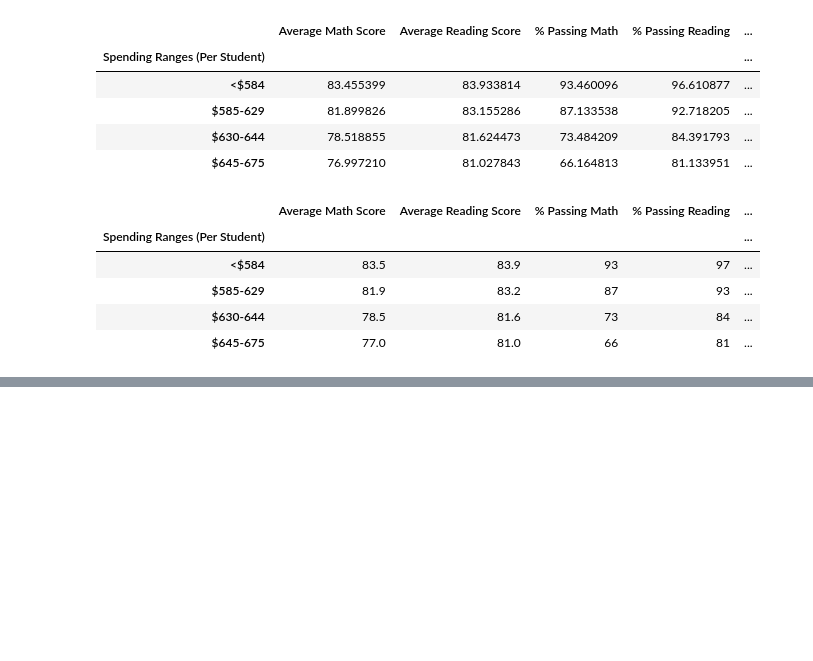
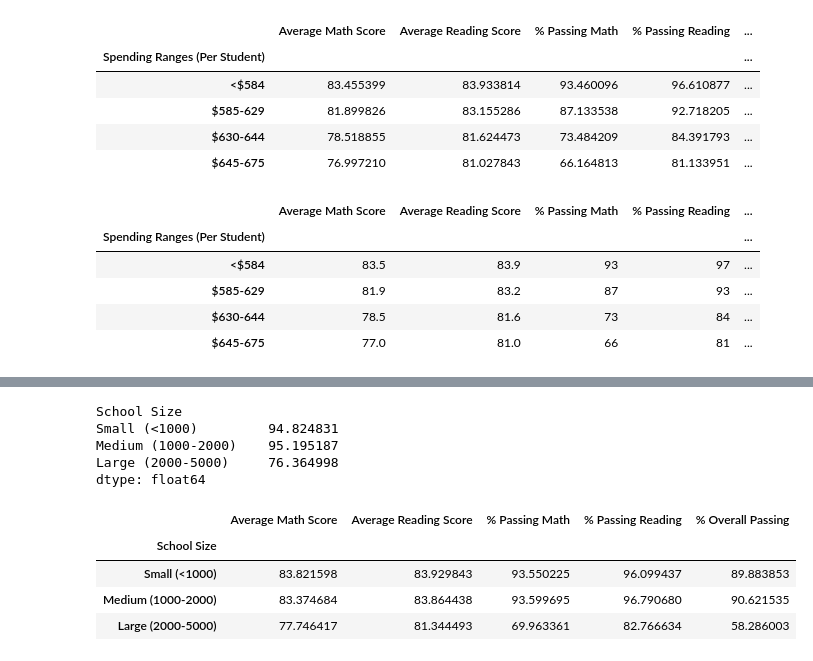
Before and after one commit to mthiobane/School_District_Analysis, a Jupyter notebook: PyCitySchools.ipynb, the cells around one changed output, grey strips where cells are left out. Cells and saved outputs as stored; diff of their text form; code cells hidden in the pictures; blank space fills up the shorter version.

Commit message:
scores by school size.

```diff
--- a/PyCitySchools.ipynb
+++ b/PyCitySchools.ipynb
@@ -1204,3 +1204,12 @@ spending_summary_df
 | $585-629 | 81.9 | 83.2 | 87 | 93 | ... |
 | $630-644 | 78.5 | 81.6 | 73 | 84 | ... |
 | $645-675 | 77.0 | 81.0 | 66 | 81 | ... |
+# %%
+# Establish the bins.
+size_bins = [0, 1000, 2000, 5000]
+group_names = ["Small (<1000)", "Medium (1000-2000)", "Large (2000-5000)"]
+# %%
+# Categorize spending based on the bins.
+per_school_summary_df["School Size"] = pd.cut(per_school_summary_df["Total Students"], size_bins, labels=group_names)
+
+per_school_summary_df.head()
@@ -1206,0 +1224,36 @@ spending_summary_df
+# %%
+# Calculate averages for the desired columns.
+size_math_scores = per_school_summary_df.groupby(["School Size"]).mean()["Average Math Score"]
+
+size_reading_scores = per_school_summary_df.groupby(["School Size"]).mean()["Average Reading Score"]
+
+size_passing_math = per_school_summary_df.groupby(["School Size"]).mean()["% Passing Math"]
+
+size_passing_reading = per_school_summary_df.groupby(["School Size"]).mean()["% Passing Reading"]
+
+size_overall_passing = per_school_summary_df.groupby(["School Size"]).mean()["% Overall Passing"]
+# %%
+overall_passing = (size_passing_math + size_passing_reading)/2
+overall_passing
+# %% [output]
+School Size
+Small (<1000)         94.824831
+Medium (1000-2000)    95.195187
+Large (2000-5000)     76.364998
+dtype: float64
+# %%
+# Assemble into DataFrame.
+size_summary_df = pd.DataFrame({
+          "Average Math Score" : size_math_scores,
+          "Average Reading Score": size_reading_scores,
+          "% Passing Math": size_passing_math,
+          "% Passing Reading": size_passing_reading,
+          "% Overall Passing": size_overall_passing})
+
+size_summary_df
+# %% [output]
+|  | Average Math Score | Average Reading Score | % Passing Math | % Passing Reading | % Overall Passing |
+| School Size |  |  |  |  |  |
+| Small (<1000) | 83.821598 | 83.929843 | 93.550225 | 96.099437 | 89.883853 |
+| Medium (1000-2000) | 83.374684 | 83.864438 | 93.599695 | 96.790680 | 90.621535 |
+| Large (2000-5000) | 77.746417 | 81.344493 | 69.963361 | 82.766634 | 58.286003 |
```
Also changed, not shown: parts of 2 cells of this notebook.
